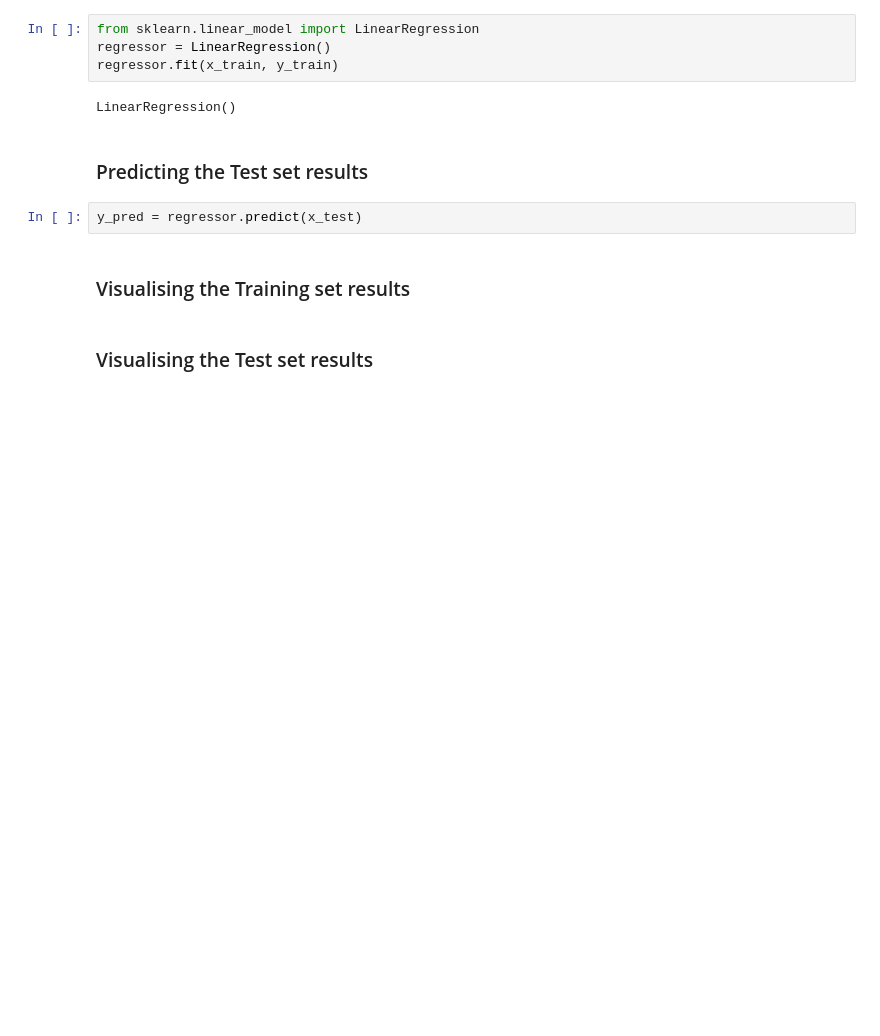
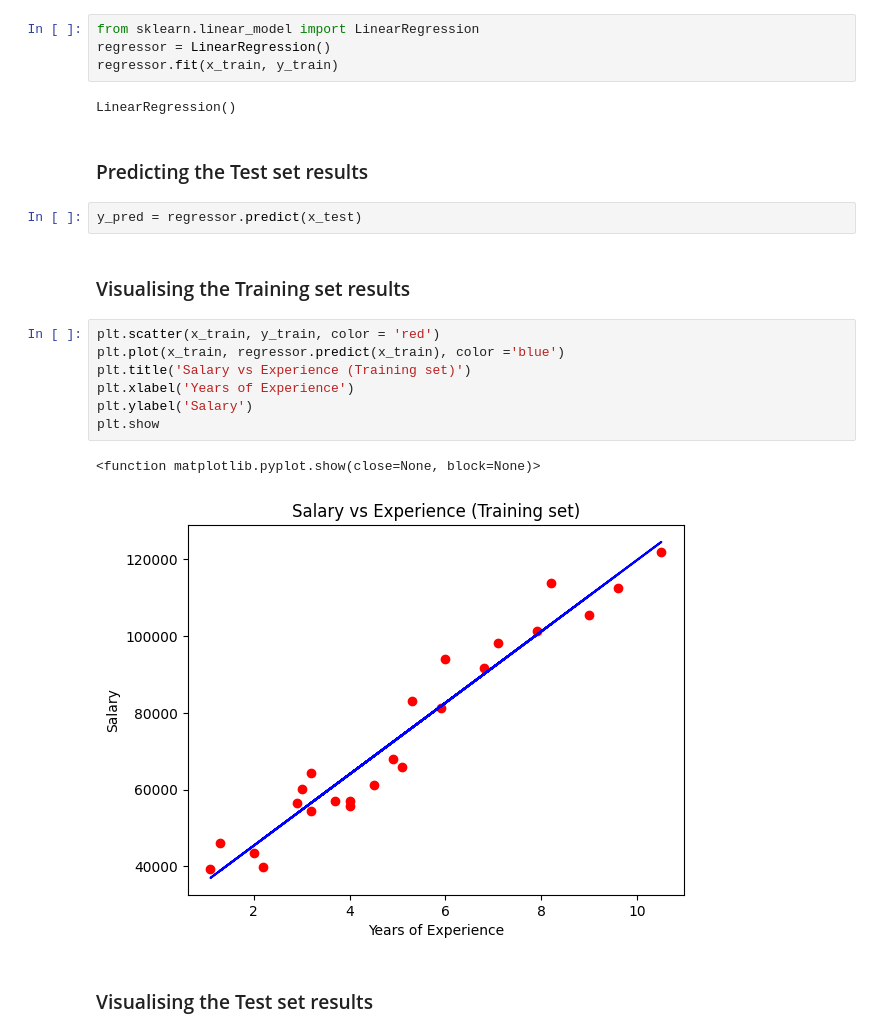
Before and after one commit to DS-Hashim/machine_learning, a Jupyter notebook: simple_linear_regression.ipynb, the cells around one changed output. Saved outputs shown, nothing was run; the diff lists cells and outputs as text; blank space fills up the shorter version.

```diff
--- a/simple_linear_regression.ipynb
+++ b/simple_linear_regression.ipynb
@@ -31,5 +31,15 @@ LinearRegression()
 y_pred = regressor.predict(x_test)
 # %% [markdown]
 ### Visualising the Training set results
+# %%
+plt.scatter(x_train, y_train, color = 'red')
+plt.plot(x_train, regressor.predict(x_train), color ='blue')
+plt.title('Salary vs Experience (Training set)')
+plt.xlabel('Years of Experience')
+plt.ylabel('Salary')
+plt.show
+# %% [output]
+<function matplotlib.pyplot.show(close=None, block=None)>
+[figure, added]
 # %% [markdown]
 ### Visualising the Test set results
```
Also changed, not shown: parts of 1 cell of this notebook.
